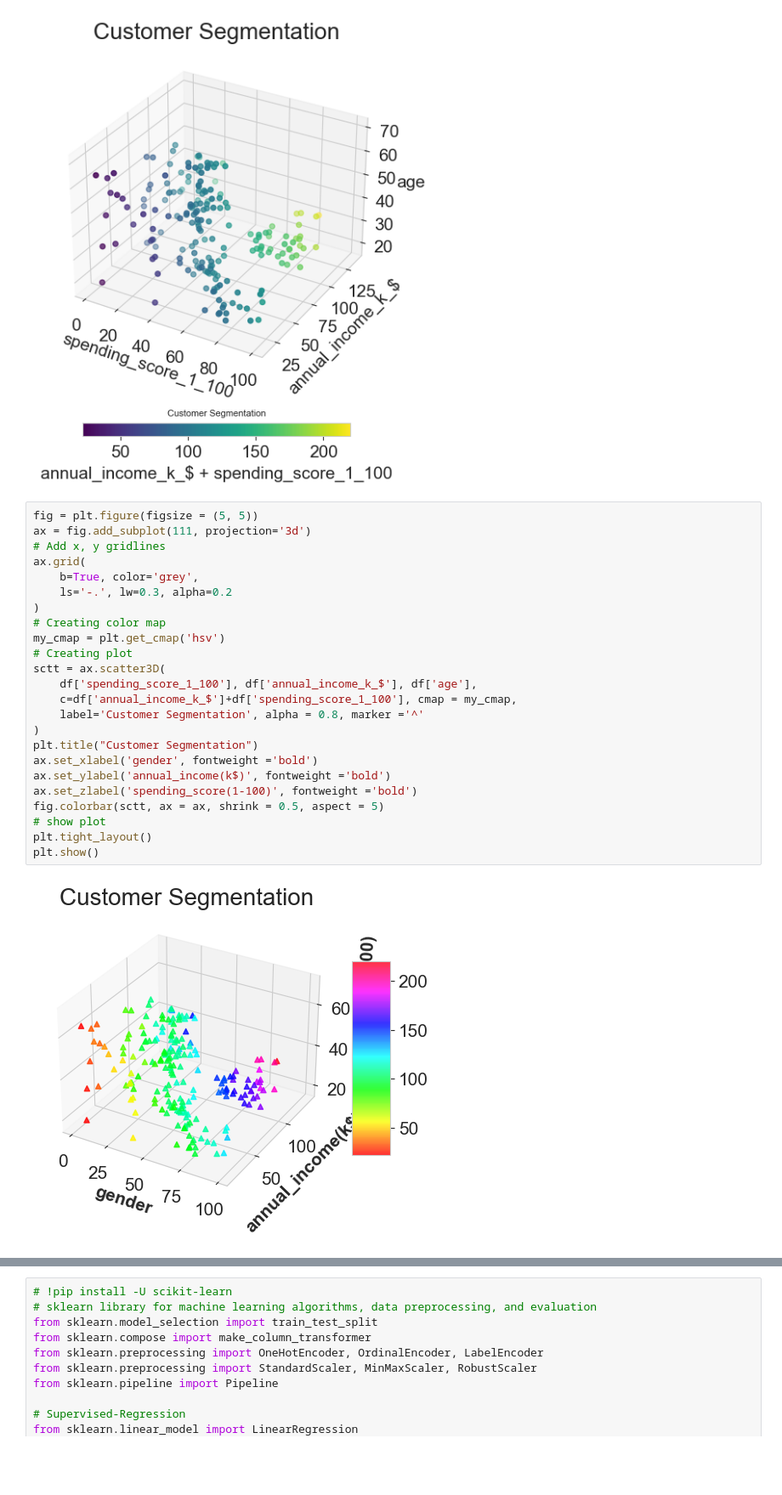
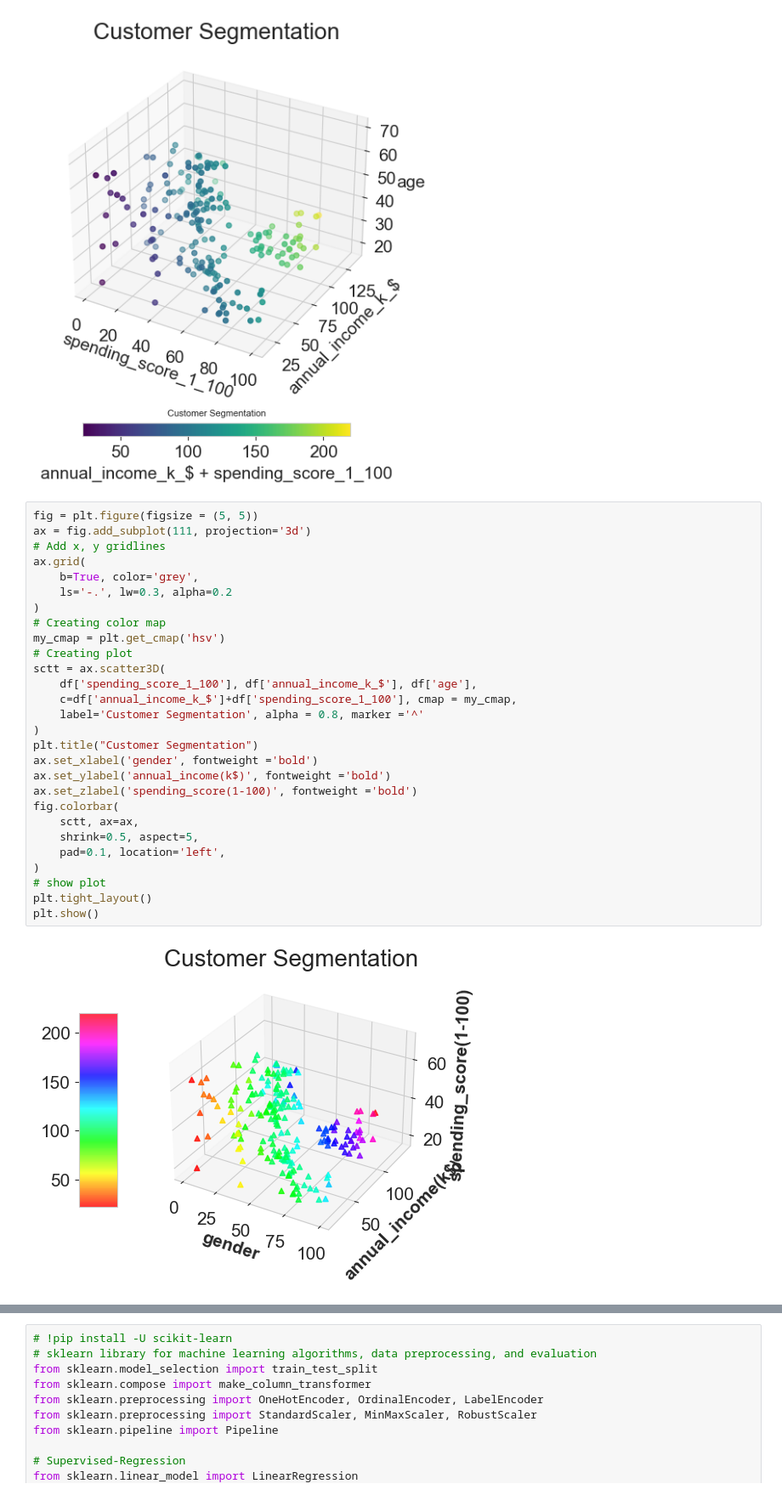
Before and after one commit to celik-muhammed/ML-Customers-Segmentation-Cluestering-Analysis-Project, a Jupyter notebook: ML-Customers-Segmentation-Cluestering-Analysis-Project.ipynb, the cells around one changed output, grey strips where cells are left out. Shown at 85% size. Cells and saved outputs as stored; diff of their text form; blank space fills up the shorter version.

```diff
--- a/ML-Customers-Segmentation-Cluestering-Analysis-Project.ipynb
+++ b/ML-Customers-Segmentation-Cluestering-Analysis-Project.ipynb
@@ -257,26 +257,30 @@ plt.show();
 # %%
 fig = plt.figure(figsize = (5, 5))
 ax = fig.add_subplot(111, projection='3d')
 # Add x, y gridlines
 ax.grid(
     b=True, color='grey',
     ls='-.', lw=0.3, alpha=0.2
 )
 # Creating color map
 my_cmap = plt.get_cmap('hsv')
 # Creating plot
 sctt = ax.scatter3D(
     df['spending_score_1_100'], df['annual_income_k_$'], df['age'],
     c=df['annual_income_k_$']+df['spending_score_1_100'], cmap = my_cmap,
     label='Customer Segmentation', alpha = 0.8, marker ='^'
 )
 plt.title("Customer Segmentation")
 ax.set_xlabel('gender', fontweight ='bold')
 ax.set_ylabel('annual_income(k$)', fontweight ='bold')
 ax.set_zlabel('spending_score(1-100)', fontweight ='bold')
-fig.colorbar(sctt, ax = ax, shrink = 0.5, aspect = 5)
+fig.colorbar(
+    sctt, ax=ax,
+    shrink=0.5, aspect=5,
+    pad=0.1, location='left',
+)
 # show plot
 plt.tight_layout()
 plt.show()
 # %% [output]
-[figure, old version]
+[figure, new version]
```
Also changed, not shown: parts of 61 cells of this notebook.
